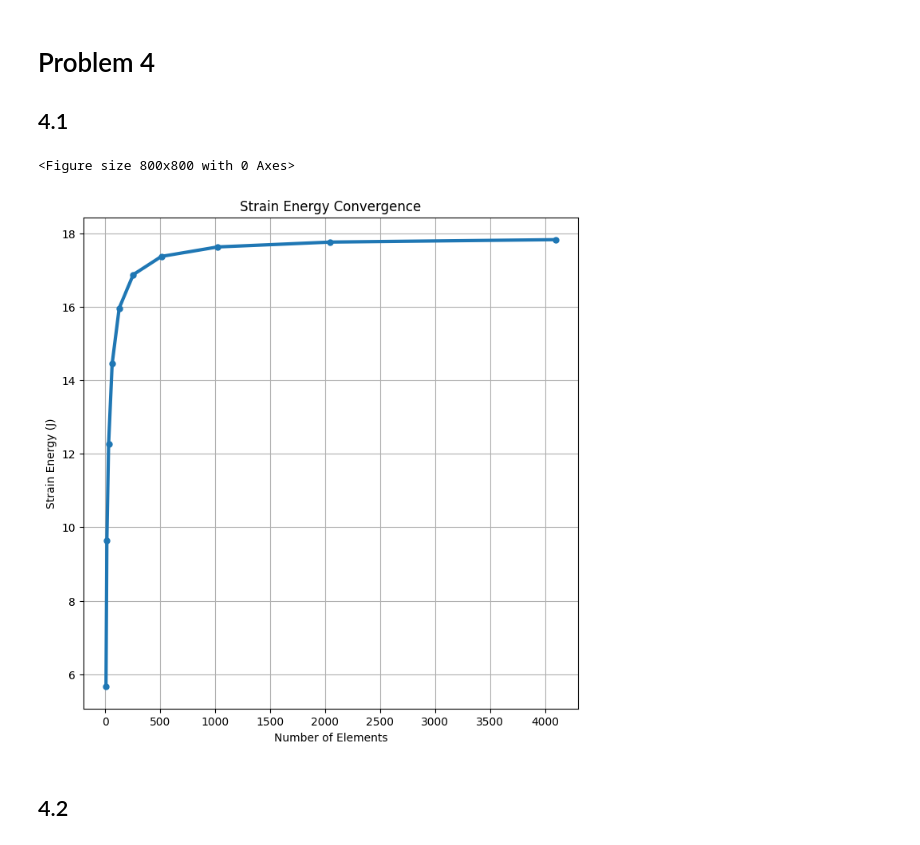
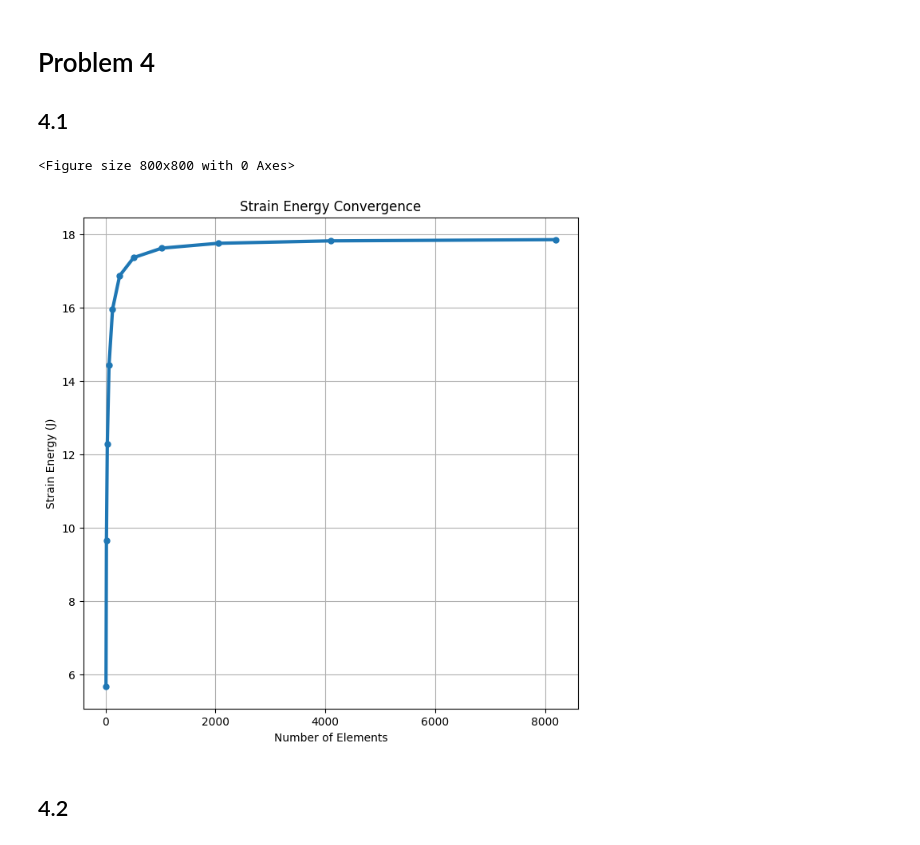
Before and after one commit to Ali-7800/ME471, a Jupyter notebook: projects/project_1.ipynb, the cells around one changed output. Drawn from its saved outputs; the diff is of its cells as text; code cells hidden in the pictures.

```diff
--- a/projects/project_1.ipynb
+++ b/projects/project_1.ipynb
@@ -107,7 +107,9 @@ class Fixed1DRodFEA:
     plt.plot(node_positions[i:i+2],np.array([stress_value,stress_value])*1e-6,"-r",linewidth=3,label="FEA Solution",marker="o") #to get the legend label
 
   def compute_L2_norm(self,node_positions:np.ndarray,u_FEA:np.ndarray,u_analytical:callable):
-    return (sp.integrate.simpson(x = node_positions,y=(u_FEA-u_analytical(node_positions))**2))**0.5
+    u_FEA_linear_interp = lambda x: np.interp(x, node_positions, u_FEA)
+    # return (sp.integrate.simpson(x = node_positions,y=(u_FEA-u_analytical(node_positions))**2))**0.5
+    return (sp.integrate.quad(lambda x: (u_FEA_linear_interp(x)-u_analytical(x))**2, 0, self.length)[0])**0.5
 
   def compute_strain_energy(self,node_positons,stress,strain):
     return sp.integrate.simpson(x = node_positons[:-1],y=(0.5*stress*strain*node_positions[:-1]))
@@ -171,29 +173,29 @@ Text(0, 0.5, 'L2 Error Norm')
 # %%
 r0 = 4
 rL = 0.25
 problem_4_rod = Fixed1DRodFEA(
     length=L,
     end_force=F,
     cross_sectional_area=lambda x:np.pi*(r0+((rL-r0)/L)*x)**2,
     youngs_modulus=lambda x:E,
     body_force=lambda x:1e7*np.sin(4*np.pi*x/L),#N/m^3
 )
-meshes = 2**np.arange(3,13)
+meshes = 2**np.arange(3,14)
 strain_energies = []
 plt.figure(figsize=(8, 8))
 for N in meshes:
   node_positions,u_FEA,strain,stress,R = problem_4_rod.solve(N)
   strain_energies.append(problem_4_rod.compute_strain_energy(node_positions,strain,stress))
 
 plt.figure(figsize=(8, 8))
 plt.plot(meshes,strain_energies,linewidth=3,marker=".",markersize=10)
 plt.xlabel("Number of Elements")
 plt.ylabel("Strain Energy (J)")
 plt.title("Strain Energy Convergence")
 plt.grid()
 # %% [output]
 <Figure size 800x800 with 0 Axes>
-[figure, old version]
+[figure, new version]
 # %% [markdown]
 ## 4.2
 # %%
```
Also changed, not shown: parts of 3 cells of this notebook.
